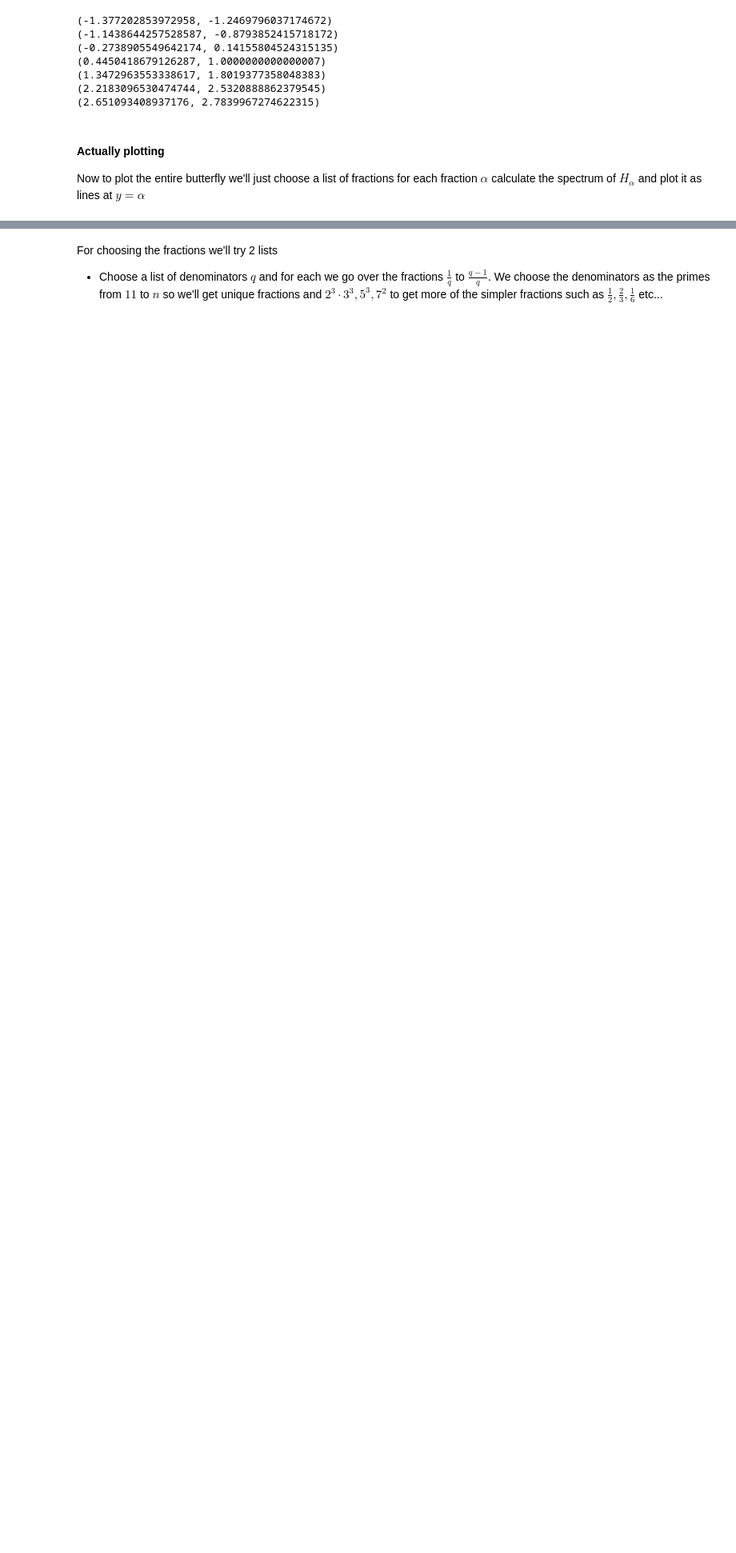
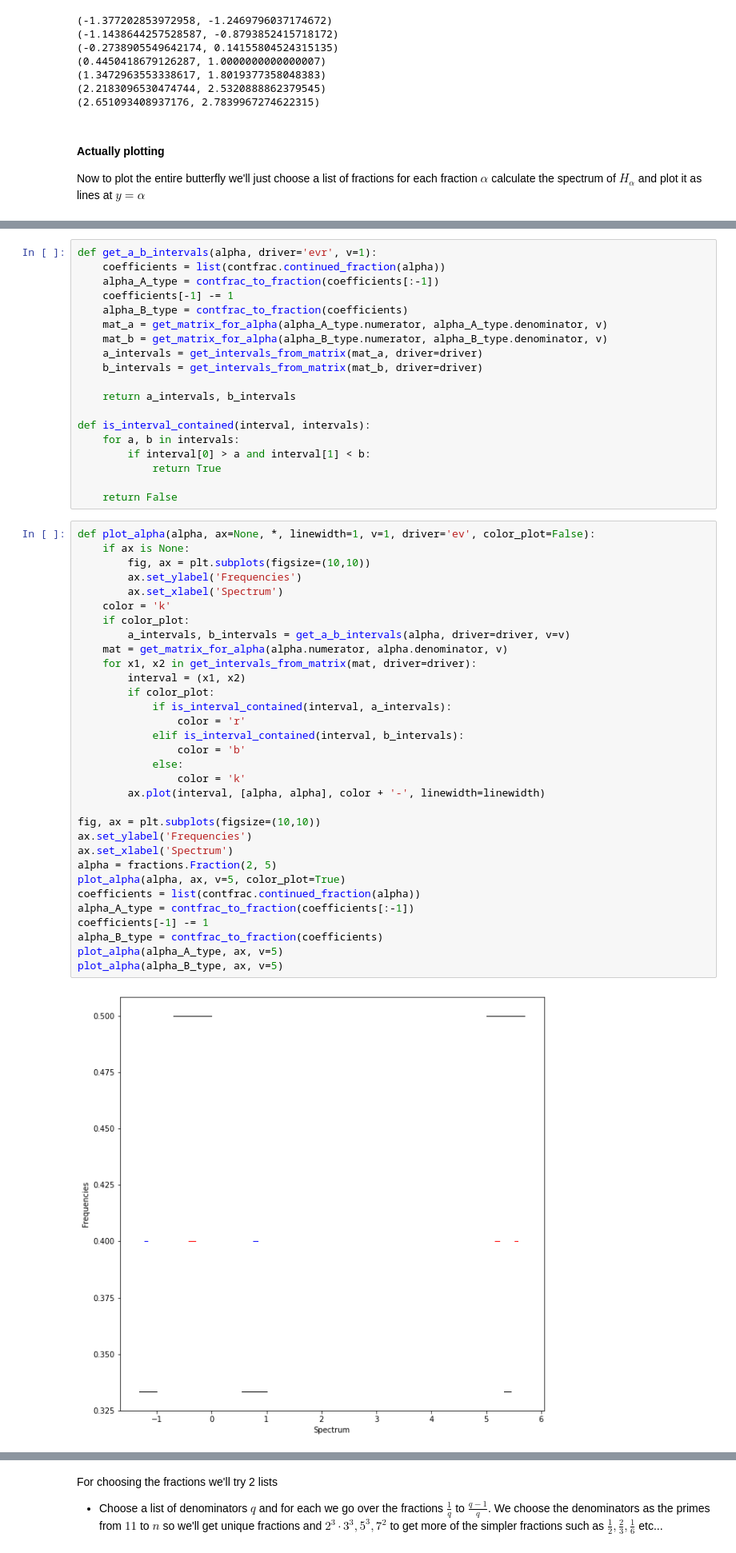
Before and after one commit to DaAnIV/Quasiperiodic, a Jupyter notebook: Butterfly.ipynb, the cells around one changed output, grey strips where cells are left out. Shown: that part at 80% size. Cells and saved outputs as stored; diff of their text form; blank space fills up the shorter version.

Commit message:
Added an option to color the butterfly

```diff
--- a/Butterfly.ipynb
+++ b/Butterfly.ipynb
@@ -245,3 +279,56 @@ calculate the spectrum of $H_\alpha$ and plot it as lines at $y=\alpha$
+# %%
+def get_a_b_intervals(alpha, driver='evr', v=1):
+    coefficients = list(contfrac.continued_fraction(alpha))
+    alpha_A_type = contfrac_to_fraction(coefficients[:-1])
+    coefficients[-1] -= 1
+    alpha_B_type = contfrac_to_fraction(coefficients)
+    mat_a = get_matrix_for_alpha(alpha_A_type.numerator, alpha_A_type.denominator, v)
+    mat_b = get_matrix_for_alpha(alpha_B_type.numerator, alpha_B_type.denominator, v)
+    a_intervals = get_intervals_from_matrix(mat_a, driver=driver)
+    b_intervals = get_intervals_from_matrix(mat_b, driver=driver)
+
+    return a_intervals, b_intervals
+
+def is_interval_contained(interval, intervals):
+    for a, b in intervals:
+        if interval[0] > a and interval[1] < b:
+            return True
+
+    return False
+# %%
+def plot_alpha(alpha, ax=None, *, linewidth=1, v=1, driver='ev', color_plot=False):
+    if ax is None:
+        fig, ax = plt.subplots(figsize=(10,10))
+        ax.set_ylabel('Frequencies')
+        ax.set_xlabel('Spectrum')
+    color = 'k'
+    if color_plot:
+        a_intervals, b_intervals = get_a_b_intervals(alpha, driver=driver, v=v)
+    mat = get_matrix_for_alpha(alpha.numerator, alpha.denominator, v)
+    for x1, x2 in get_intervals_from_matrix(mat, driver=driver):
+        interval = (x1, x2)
+        if color_plot:
+            if is_interval_contained(interval, a_intervals):
+                color = 'r'
+            elif is_interval_contained(interval, b_intervals):
+                color = 'b'
+            else:
+                color = 'k'
+        ax.plot(interval, [alpha, alpha], color + '-', linewidth=linewidth)
+
+fig, ax = plt.subplots(figsize=(10,10))
+ax.set_ylabel('Frequencies')
+ax.set_xlabel('Spectrum')
+alpha = fractions.Fraction(2, 5)
+plot_alpha(alpha, ax, v=5, color_plot=True)
+coefficients = list(contfrac.continued_fraction(alpha))
+alpha_A_type = contfrac_to_fraction(coefficients[:-1])
+coefficients[-1] -= 1
+alpha_B_type = contfrac_to_fraction(coefficients)
+plot_alpha(alpha_A_type, ax, v=5)
+plot_alpha(alpha_B_type, ax, v=5)
+# %% [output]
+[figure, added]
 # %%
 def plot_butterfly(alphas, name, *, linewidth=0.1, dpi=400, v=1, driver='ev'):
     fig, ax = plt.subplots(figsize=(10,10))
```
Also changed, not shown: parts of 9 cells of this notebook, 2 other files.
